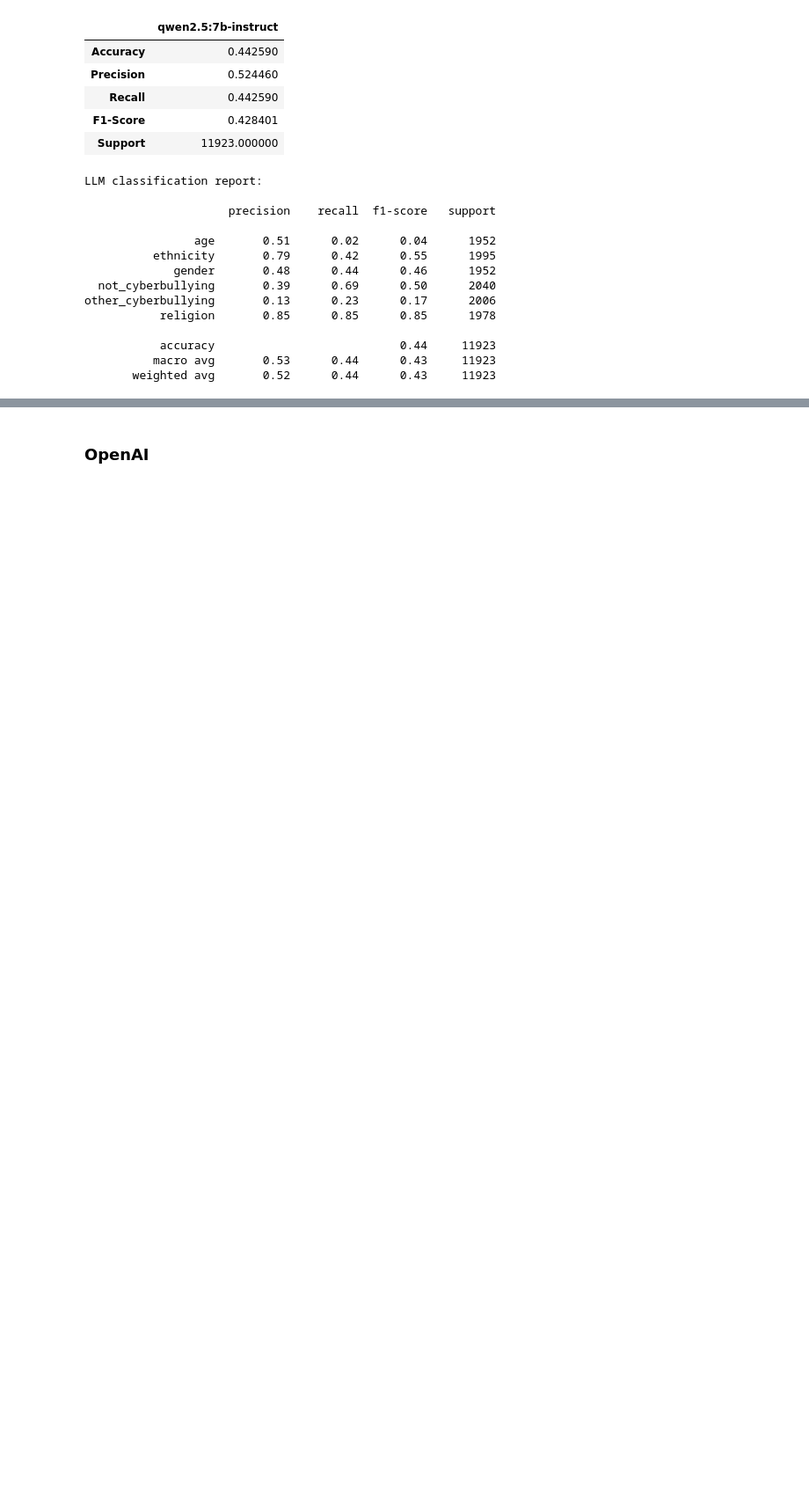
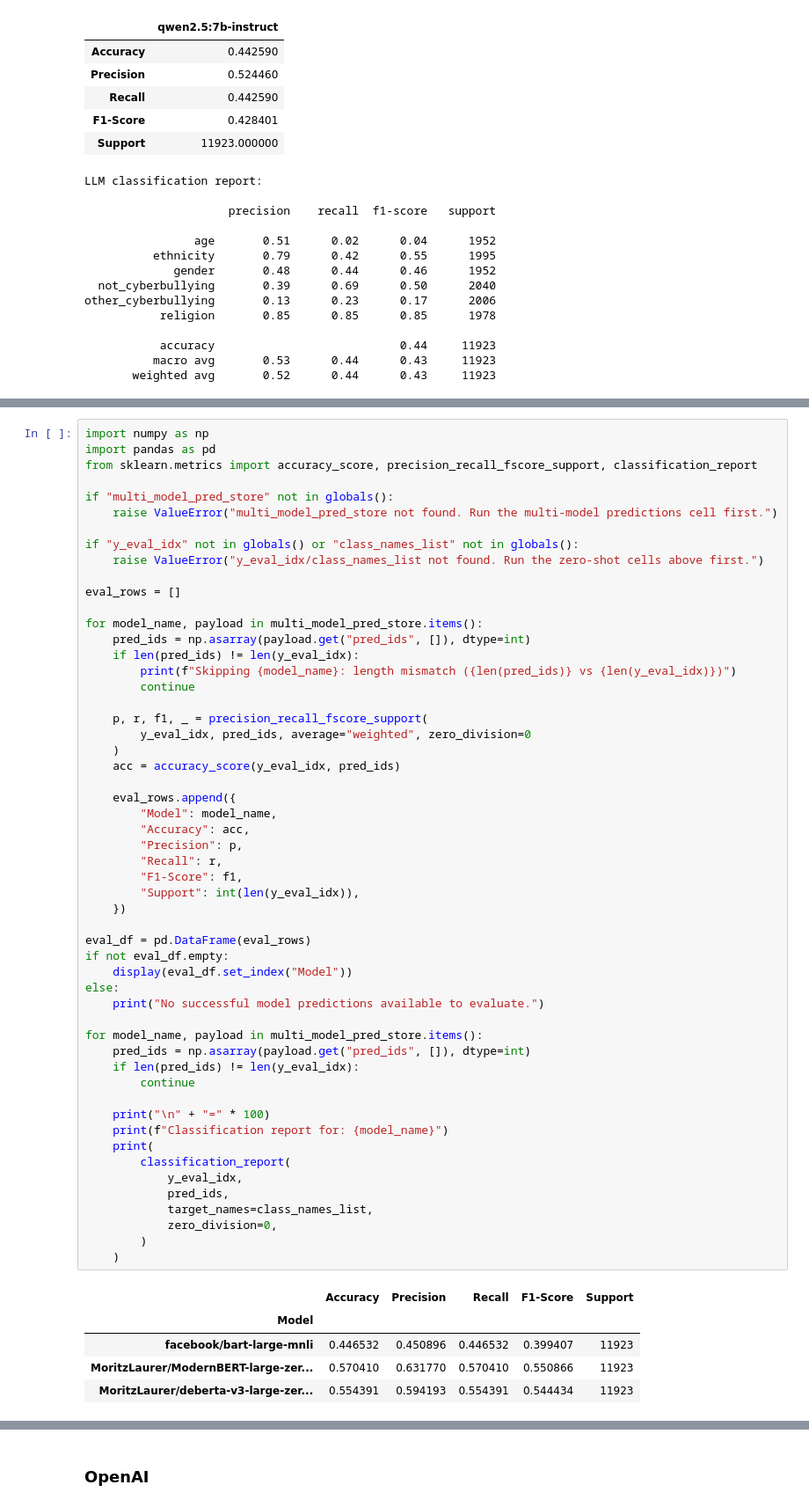
Before and after one commit to donkey-king-kong/CSCI-4907-NLU, a Jupyter notebook: Code/LLM_Benchmark.ipynb, the cells around one changed output, grey strips where cells are left out. Shown at 88% size. Saved outputs shown, nothing was run; the diff lists cells and outputs as text; blank space fills up the shorter version.

Commit message:
add: updated zero-shot classifier + openai results

```diff
--- a/Code/LLM_Benchmark.ipynb
+++ b/Code/LLM_Benchmark.ipynb
@@ -664,0 +735,60 @@ other_cyberbullying       0.34      0.07      0.11      2006
+# %%
+import numpy as np
+import pandas as pd
+from sklearn.metrics import accuracy_score, precision_recall_fscore_support, classification_report
+
+if "multi_model_pred_store" not in globals():
+    raise ValueError("multi_model_pred_store not found. Run the multi-model predictions cell first.")
+
+if "y_eval_idx" not in globals() or "class_names_list" not in globals():
+    raise ValueError("y_eval_idx/class_names_list not found. Run the zero-shot cells above first.")
+
+eval_rows = []
+
+for model_name, payload in multi_model_pred_store.items():
+    pred_ids = np.asarray(payload.get("pred_ids", []), dtype=int)
+    if len(pred_ids) != len(y_eval_idx):
+        print(f"Skipping {model_name}: length mismatch ({len(pred_ids)} vs {len(y_eval_idx)})")
+        continue
+
+    p, r, f1, _ = precision_recall_fscore_support(
+        y_eval_idx, pred_ids, average="weighted", zero_division=0
+    )
+    acc = accuracy_score(y_eval_idx, pred_ids)
+
+    eval_rows.append({
+        "Model": model_name,
+        "Accuracy": acc,
+        "Precision": p,
+        "Recall": r,
+        "F1-Score": f1,
+        "Support": int(len(y_eval_idx)),
+    })
+
+eval_df = pd.DataFrame(eval_rows)
+if not eval_df.empty:
+    display(eval_df.set_index("Model"))
+else:
+    print("No successful model predictions available to evaluate.")
+
+for model_name, payload in multi_model_pred_store.items():
+    pred_ids = np.asarray(payload.get("pred_ids", []), dtype=int)
+    if len(pred_ids) != len(y_eval_idx):
+        continue
+
+    print("\n" + "=" * 100)
+    print(f"Classification report for: {model_name}")
+    print(
+        classification_report(
+            y_eval_idx,
+            pred_ids,
+            target_names=class_names_list,
+            zero_division=0,
+        )
+    )
+# %% [output]
+|  | Accuracy | Precision | Recall | F1-Score | Support |
+| Model |  |  |  |  |  |
+| facebook/bart-large-mnli | 0.446532 | 0.450896 | 0.446532 | 0.399407 | 11923 |
+| MoritzLaurer/ModernBERT-large-zer... | 0.570410 | 0.631770 | 0.570410 | 0.550866 | 11923 |
+| MoritzLaurer/deberta-v3-large-zer... | 0.554391 | 0.594193 | 0.554391 | 0.544434 | 11923 |
```
Also changed, not shown: parts of 16 cells of this notebook, 3 other files.
